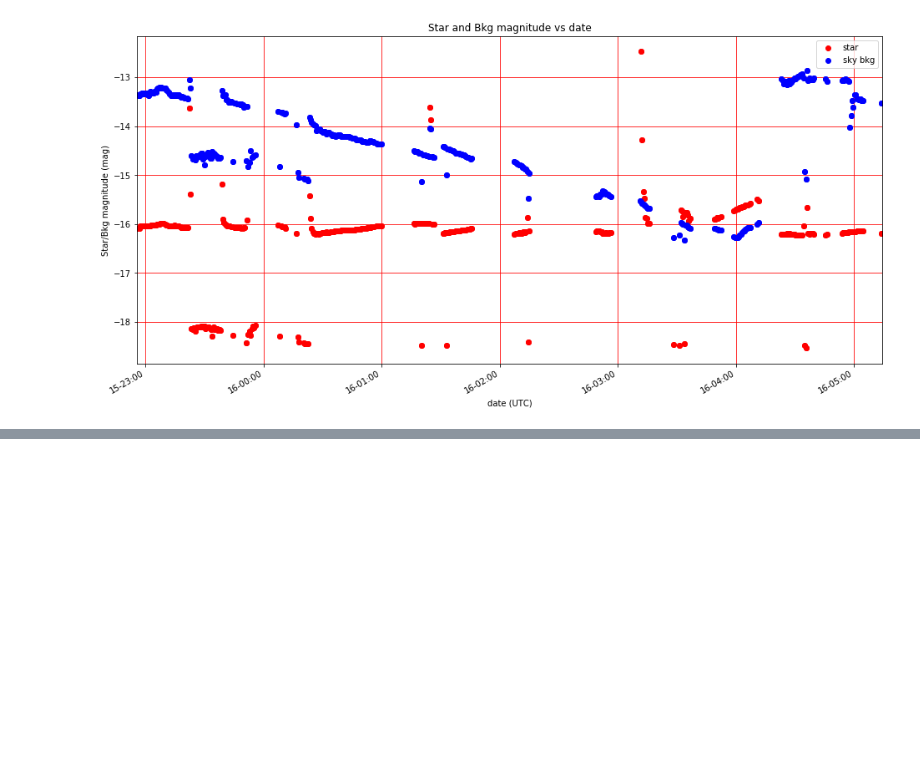
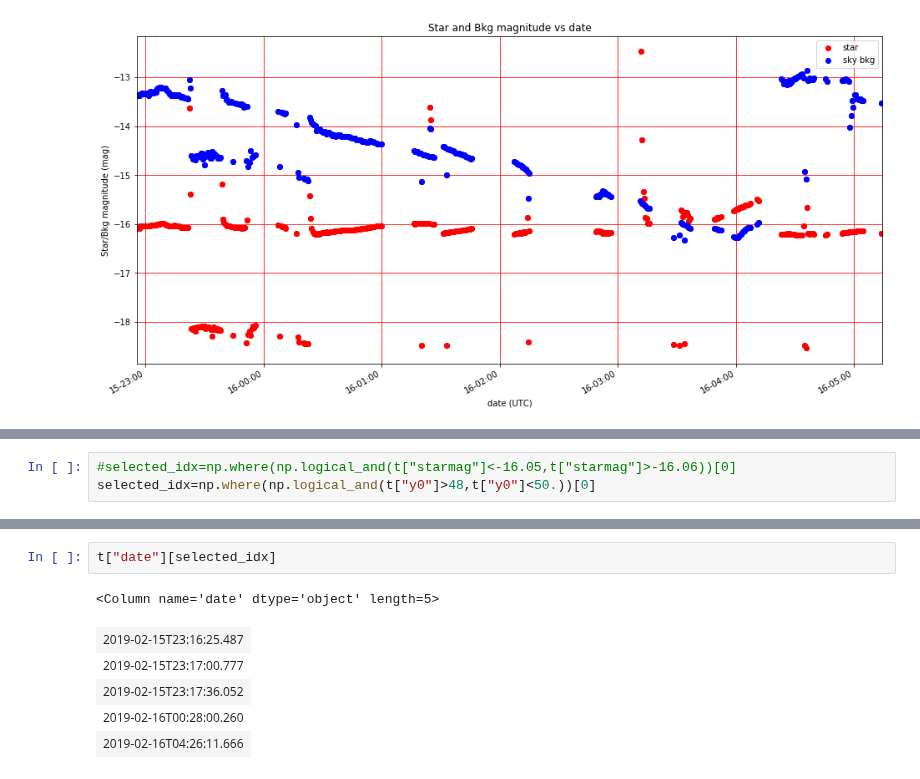
Before and after one commit to sylvielsstfr/SpectractorAnaAtm19, a Jupyter notebook: ana_20190215_HD116405_Filtre_None/AnaStarPhotometry.ipynb, the cells around one changed output, grey strips where cells are left out. Saved outputs shown, nothing was run; the diff lists cells and outputs as text; blank space fills up the shorter version.

```diff
--- a/ana_20190215_HD116405_Filtre_None/AnaStarPhotometry.ipynb
+++ b/ana_20190215_HD116405_Filtre_None/AnaStarPhotometry.ipynb
@@ -204,0 +223,3 @@ PlotStarmagBkgvsUTC(ifig,all_datetime,t["starmag"],t["bkgmag"],t["starmagerr"],t
+# %%
+#selected_idx=np.where(np.logical_and(t["starmag"]<-16.05,t["starmag"]>-16.06))[0]
+selected_idx=np.where(np.logical_and(t["y0"]>48,t["y0"]<50.))[0]
@@ -204,0 +230,9 @@ PlotStarmagBkgvsUTC(ifig,all_datetime,t["starmag"],t["bkgmag"],t["starmagerr"],t
+# %%
+t["date"][selected_idx]
+# %% [output]
+<Column name='date' dtype='object' length=5>
+| 2019-02-15T23:16:25.487 |
+| 2019-02-15T23:17:00.777 |
+| 2019-02-15T23:17:36.052 |
+| 2019-02-16T00:28:00.260 |
+| 2019-02-16T04:26:11.666 |
```
Also changed, not shown: parts of 4 cells of this notebook.
